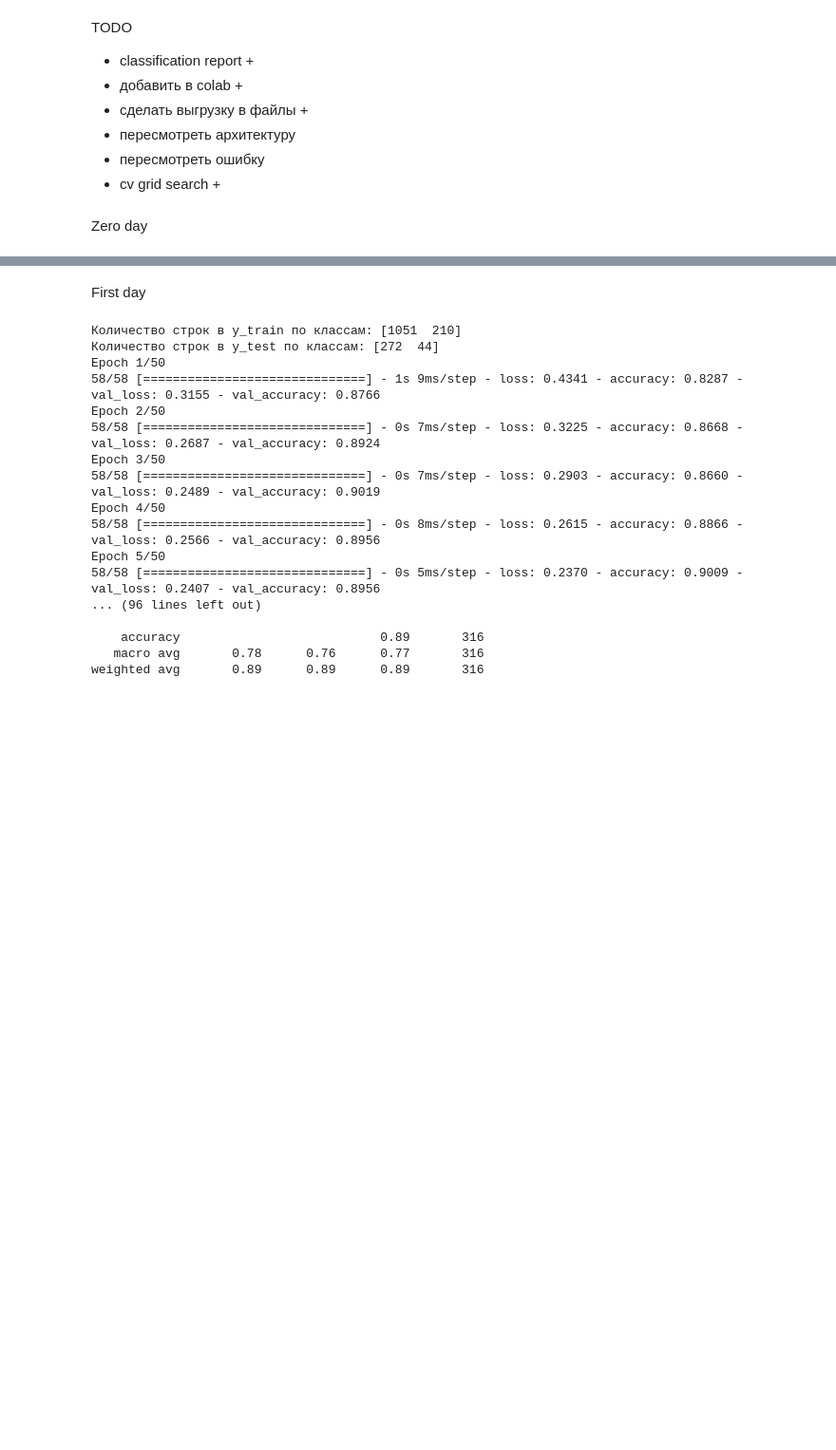
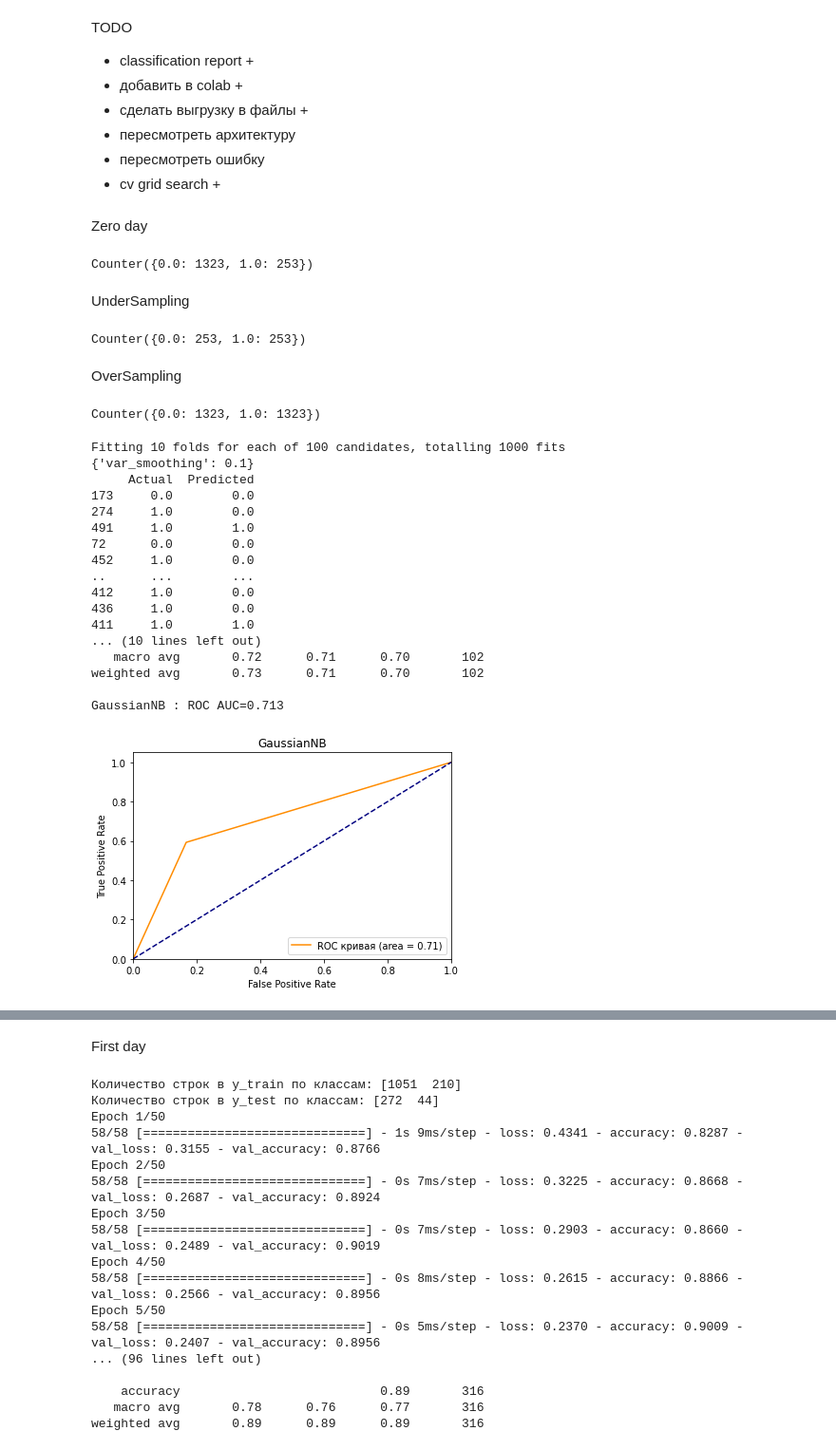
Before and after one commit to RusinDmitry/BSR, a Jupyter notebook: Scripts/Models.ipynb, the cells around one changed output, grey strips where cells are left out. Shown at 95% size. Saved outputs shown, nothing was run; the diff lists cells and outputs as text; code cells hidden in the pictures; blank space fills up the shorter version.

```diff
--- a/Scripts/Models.ipynb
+++ b/Scripts/Models.ipynb
@@ -93,0 +103,17 @@ TODO доп:
+# %%
+def GaussianNBMOdel(X,y):
+    X_train, X_test, y_train, y_test = train_test_split(X, y, test_size = 0.2, random_state = 42)
+    param_grid_nb = {
+    'var_smoothing': np.logspace(0,-9, num=100)
+    }
+    grid = GridSearchCV(estimator=GaussianNB(), param_grid=param_grid_nb, verbose=1, cv=10, n_jobs=-1)
+    grid.fit(X_train, y_train)
+
+    print (grid.best_params_)
+    y_pred = grid.predict(X_test)
+
+    results = pd.DataFrame({'Actual': y_test, 'Predicted': y_pred})
+    print(results)
+    target_names = ['class 0', 'class 1']
+    print(classification_report(y_test, np.round(y_pred), target_names=target_names))
+    roc_plot(y_test,y_pred,'GaussianNB')
@@ -263,6 +263,46 @@ TODO
 * cv grid search +
 # %% [markdown]
 Zero day
+# %%
+y = knn_zero_day_data['DEATH']
+X = knn_zero_day_data.drop(columns = ['DEATH'])
+print(Counter(y))
+# %% [output]
+Counter({0.0: 1323, 1.0: 253})
+# %% [markdown]
+UnderSampling
 # %%
-y = knn_zero_day_data['DEATH']
-X = knn_zero_day_data.drop(columns = ['DEATH'])
+undersample = RandomUnderSampler(sampling_strategy='majority')
+X_under, y_under = undersample.fit_resample(X, y)
+print(Counter(y_under))
+# %% [output]
+Counter({0.0: 253, 1.0: 253})
+# %% [markdown]
+OverSampling
+# %%
+oversample = RandomOverSampler(sampling_strategy='minority')
+X_over, y_over = oversample.fit_resample(X, y)
+print(Counter(y_over))
+# %% [output]
+Counter({0.0: 1323, 1.0: 1323})
+# %%
+GaussianNBMOdel(X_under, y_under)
+# %% [output]
+Fitting 10 folds for each of 100 candidates, totalling 1000 fits
+{'var_smoothing': 0.1}
+     Actual  Predicted
+173     0.0        0.0
+274     1.0        0.0
+491     1.0        1.0
+72      0.0        0.0
+452     1.0        0.0
+..      ...        ...
+412     1.0        0.0
+436     1.0        0.0
+411     1.0        1.0
+... (10 lines left out)
+   macro avg       0.72      0.71      0.70       102
+weighted avg       0.73      0.71      0.70       102
+
+GaussianNB : ROC AUC=0.713
+[figure, added]
```
Also changed, not shown: parts of 19 cells of this notebook, 11 other files.
